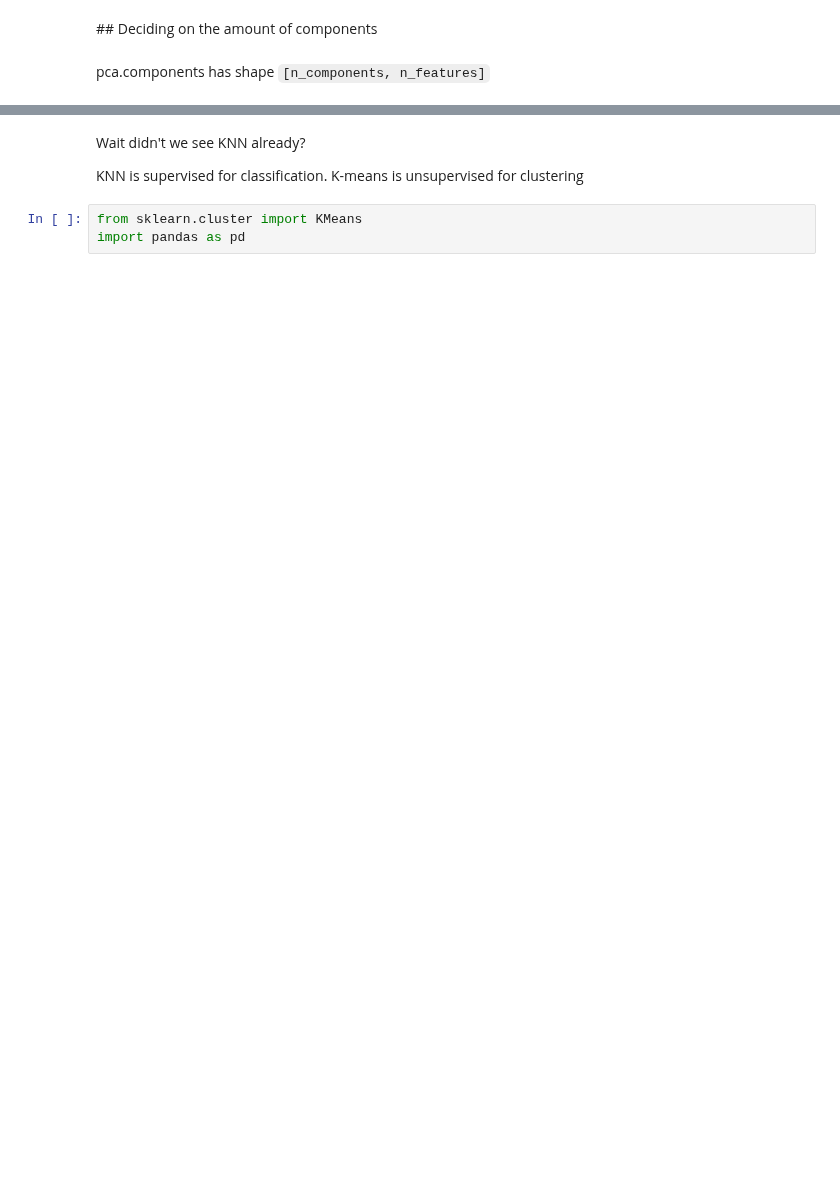
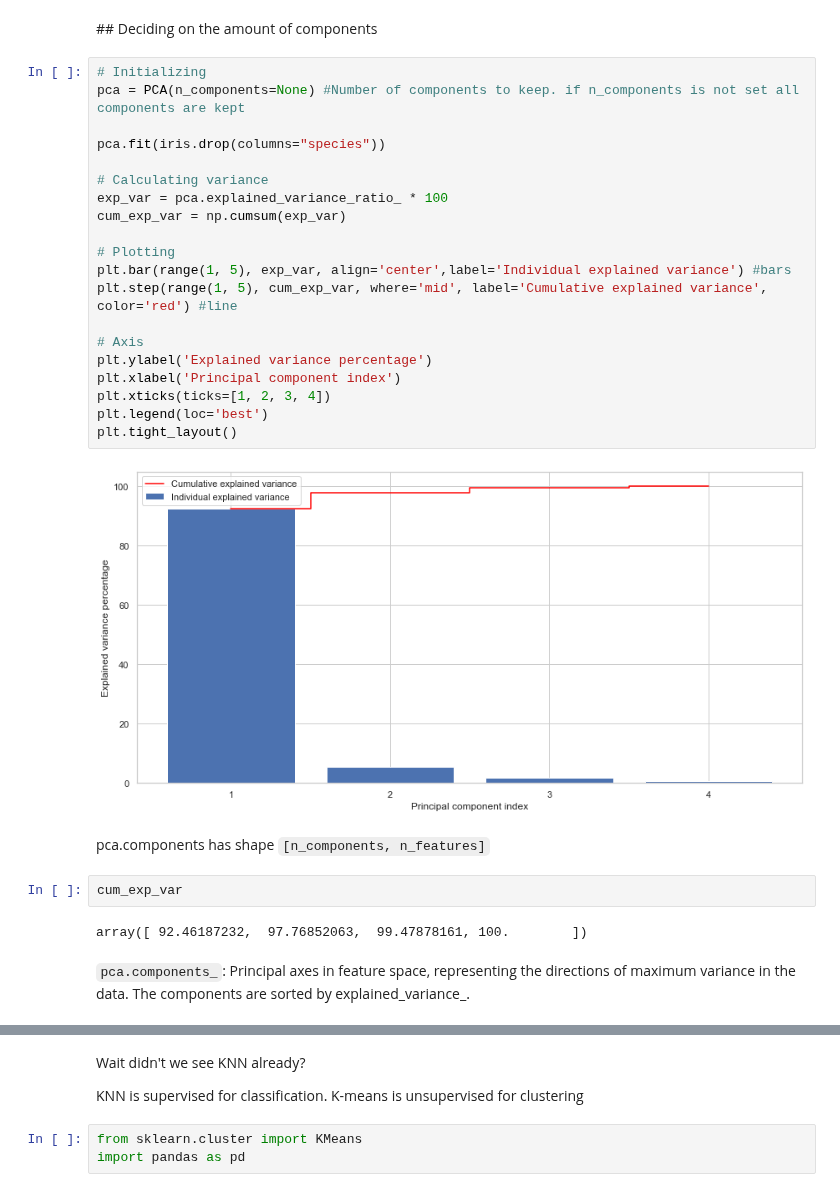
Before and after one commit to Ironhack-data-bcn-oct-2022/lectures, a Jupyter notebook: week-7/05 - Intro_unsupervised.ipynb, the cells around one changed output, grey strips where cells are left out. Cells and saved outputs as stored; diff of their text form; blank space fills up the shorter version.

```diff
--- a/week-7/05 - Intro_unsupervised.ipynb
+++ b/week-7/05 - Intro_unsupervised.ipynb
@@ -70,4 +115,32 @@ The result after doing fit_transform is that where we had 4 features we now have
 # %% [markdown]
 ## Deciding on the amount of components
+# %%
+# Initializing
+pca = PCA(n_components=None) #Number of components to keep. if n_components is not set all components are kept
+
+pca.fit(iris.drop(columns="species"))
+
+# Calculating variance
+exp_var = pca.explained_variance_ratio_ * 100
+cum_exp_var = np.cumsum(exp_var)
+
+# Plotting
+plt.bar(range(1, 5), exp_var, align='center',label='Individual explained variance') #bars
+plt.step(range(1, 5), cum_exp_var, where='mid', label='Cumulative explained variance', color='red') #line
+
+# Axis
+plt.ylabel('Explained variance percentage')
+plt.xlabel('Principal component index')
+plt.xticks(ticks=[1, 2, 3, 4])
+plt.legend(loc='best')
+plt.tight_layout()
+# %% [output]
+[figure, added]
 # %% [markdown]
 pca.components has shape `[n_components, n_features]`
+# %%
+cum_exp_var
+# %% [output]
+array([ 92.46187232,  97.76852063,  99.47878161, 100.        ])
+# %% [markdown]
+`pca.components_`: Principal axes in feature space, representing the directions of maximum variance in the data. The components are sorted by explained_variance_.
```
Also changed, not shown: parts of 38 cells of this notebook, 10 other files.
